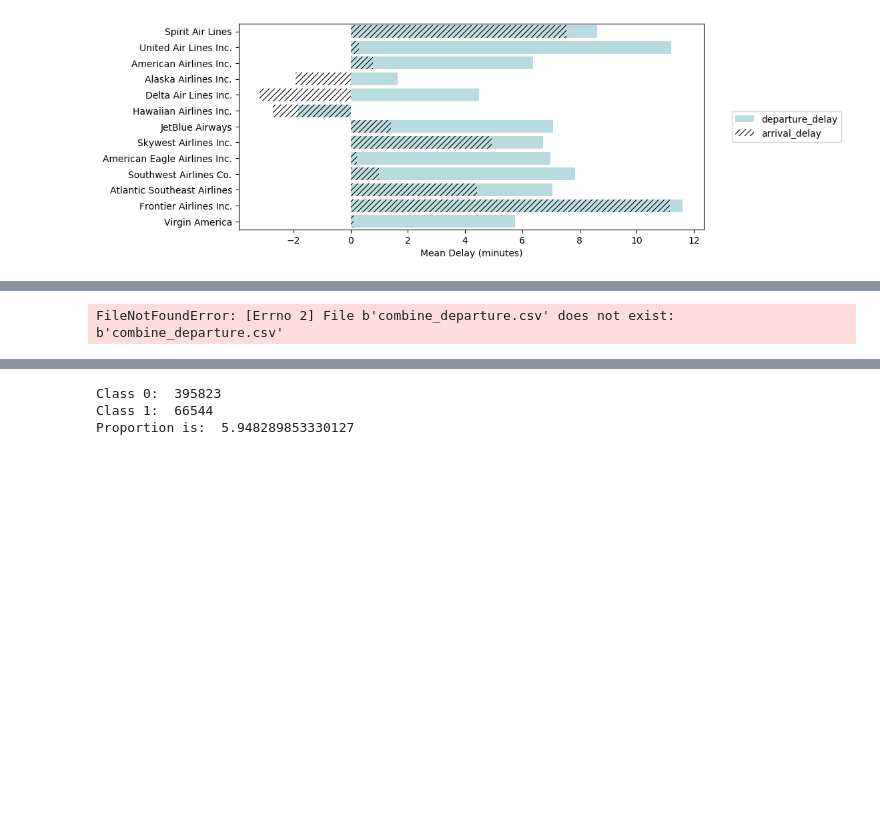
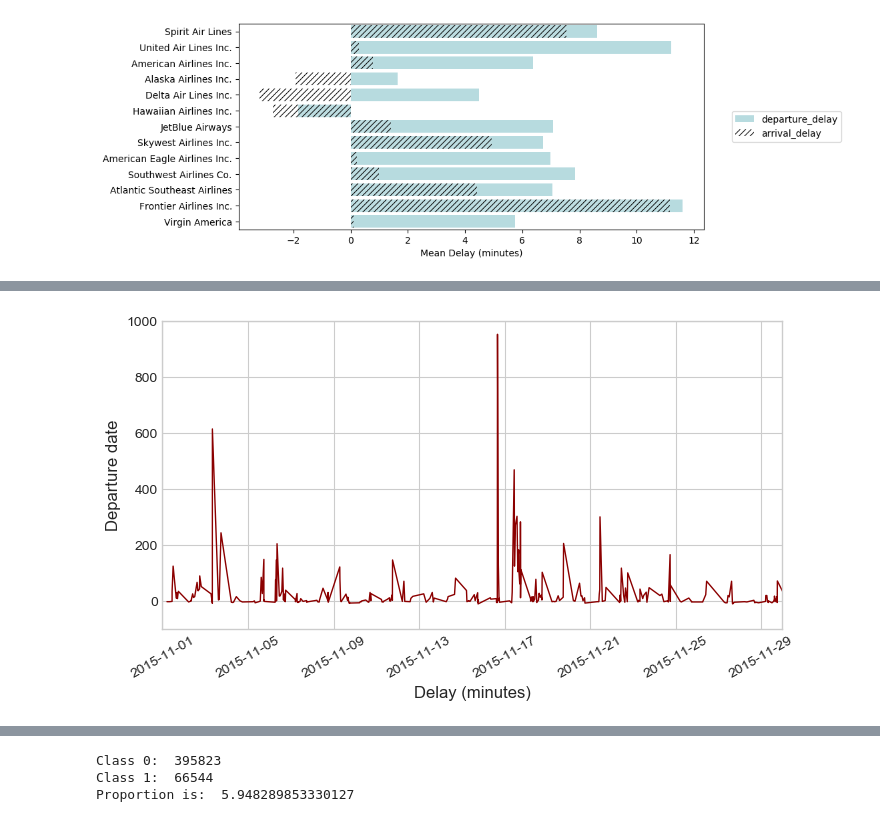
Before and after one commit to INFO6105-Data-Science/Predict-Flight-Delay, a Jupyter notebook: FlightDataAnalysis.ipynb, the cells around one changed output, grey strips where cells are left out. Saved outputs shown, nothing was run; the diff lists cells and outputs as text; code cells hidden in the pictures; blank space fills up the shorter version.

```diff
--- a/FlightDataAnalysis.ipynb
+++ b/FlightDataAnalysis.ipynb
@@ -377,6 +359,0 @@ df2.head()
-# %%
-# Part 4 Temporal variability of delays
-cd = pd.read_csv('combine_departure.csv', low_memory = False)
-cd.dtypes
-# %% [output]
-FileNotFoundError: [Errno 2] File b'combine_departure.csv' does not exist: b'combine_departure.csv'
@@ -395,15 +360,19 @@ t = pd.to_datetime(t)
 # %%
+from pandas.plotting import register_matplotlib_converters
+register_matplotlib_converters()
 plt.style.use('seaborn-whitegrid')
-plt.rcParams['figure.figsize'] = [11.0, 6.0]
+plt.rcParams['figure.figsize'] = [8.0, 4.0]
 plt.rcParams['xtick.labelsize'] = 10
 plt.rcParams['ytick.labelsize'] = 10
 plt.plot(t, cd2['DEPARTURE_DELAY'], color = 'darkred', linewidth = 1)
 # plt.plot(df2['SCHEDULED_DEPARTURE'], df2['DEPARTURE_DELAY'], linewidth = 0.8)
 plt.xlabel('Delay (minutes)', fontsize = 12)
 plt.ylabel('Departure date', fontsize = 12)
 plt.xticks(rotation = 30)
 plt.xlim(datetime.datetime(2015, 11, 1), datetime.datetime(2015, 11, 30))
 plt.ylim(-100, 1000);
+# %% [output]
+[figure, added]
 # %%
 ##
 ## Relation between the origin airport and delays
```
Also changed, not shown: parts of 29 cells of this notebook.
